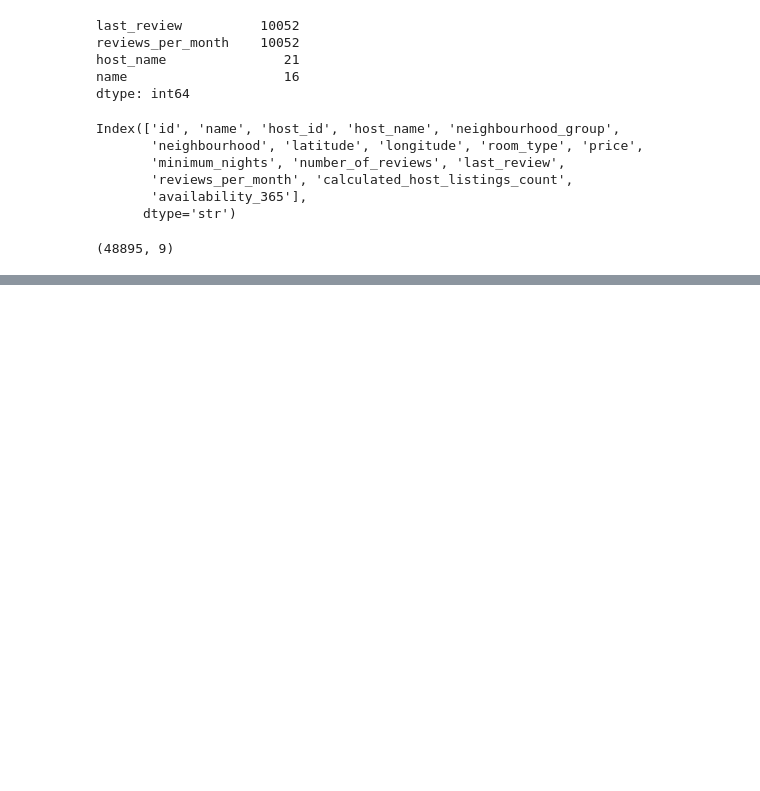
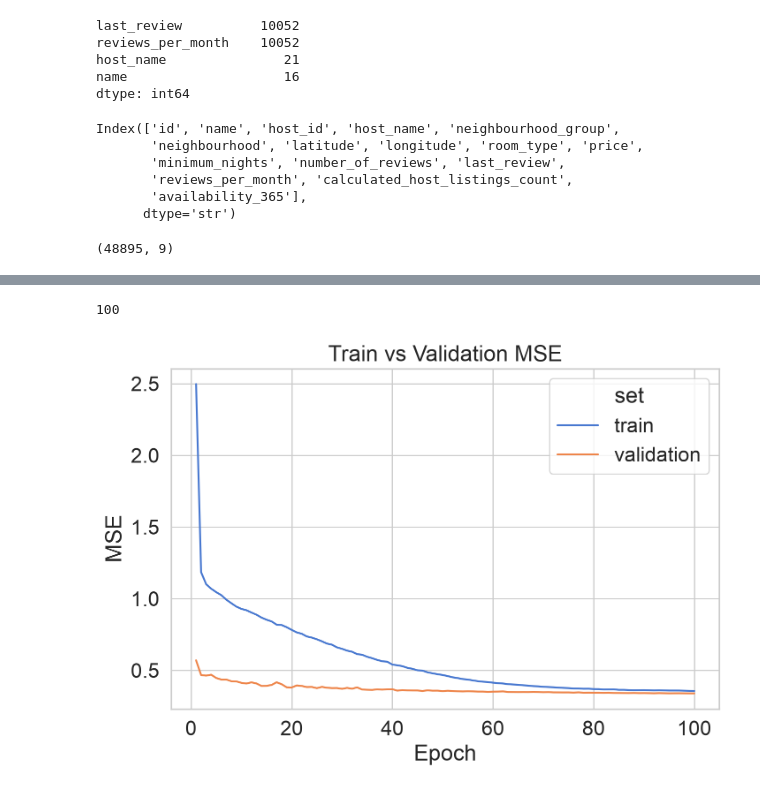
Before and after one commit to iamamogh15/Price-Prediction, a Jupyter notebook: datamodel/predict.ipynb, the cells around one changed output, grey strips where cells are left out. Drawn from its saved outputs; the diff is of its cells as text; code cells hidden in the pictures; blank space fills up the shorter version.

Commit message:
Model Building

```diff
--- a/datamodel/predict.ipynb
+++ b/datamodel/predict.ipynb
@@ -150,0 +220,4 @@ y= np.log1p(df.price.values)
+# %%
+transformer.fit(X_train)
+X_train_t = transformer.transform(X_train)
+X_test_t = transformer.transform(X_test)
@@ -150,0 +230,10 @@ y= np.log1p(df.price.values)
+# %%
+model = keras.Sequential()
+model.add(keras.layers.Input(shape=(X_train_t.shape[1],)))
+model.add(keras.layers.Dense(units=64, activation= "relu"))
+model.add(keras.layers.Dropout(rate = 0.3))
+model.add(keras.layers.Dense(units= 32, activation= "relu"))
+model.add(keras.layers.Dropout(rate = 0.5))
+model.add(keras.layers.Dense(1))
+# %%
+model.compile(optimizer= keras.optimizers.Adam(0.0001), loss= "mae",metrics= ['mae'])
@@ -150,0 +244,5 @@ y= np.log1p(df.price.values)
+# %%
+batch_size = 32
+early_stop = keras.callbacks.EarlyStopping(monitor= 'val_mae', mode = 'min', patience= 10)
+
+history = model.fit( X_train_t, y_train, epochs = 100, validation_split = 0.2, batch_size = batch_size, callbacks = [early_stop])
@@ -150,0 +267,18 @@ y= np.log1p(df.price.values)
+# %%
+print(len(history.history["loss"]))
+# %% [output]
+100
+# %%
+hist = pd.DataFrame(history.history)
+hist["Epoch"] = range(1, len(hist) + 1)
+
+plot_df = hist.melt(id_vars="Epoch", value_vars=["loss", "val_loss"],
+                    var_name="set", value_name="MSE")
+plot_df["set"] = plot_df["set"].map({"loss": "train", "val_loss": "validation"})
+
+plt.figure(figsize=(8, 5))
+sns.lineplot(data=plot_df, x="Epoch", y="MSE", hue="set")
+plt.title("Train vs Validation MSE")
+plt.show()
+# %% [output]
+[figure, added]
```
Also changed, not shown: parts of 14 cells of this notebook.
